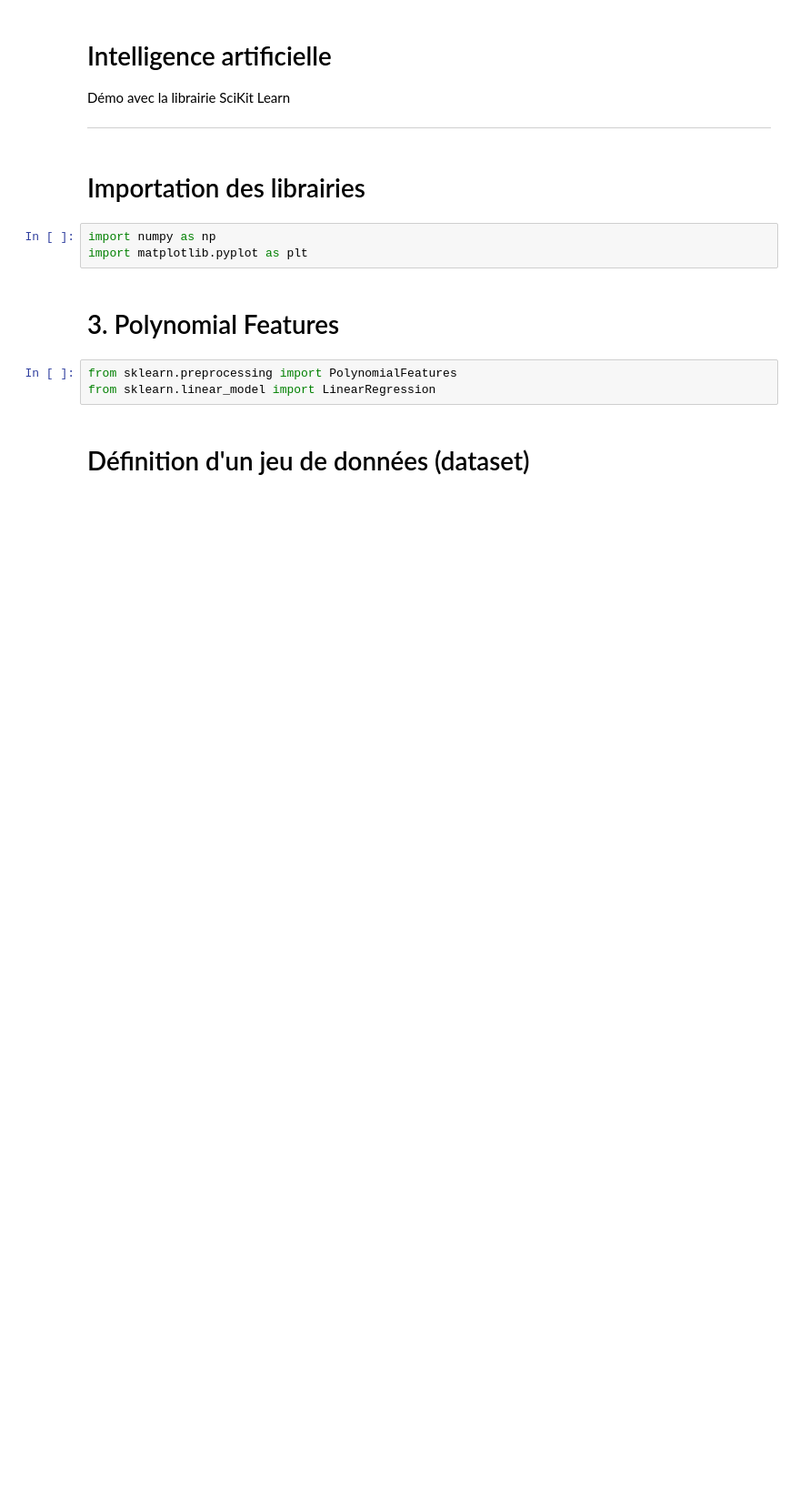
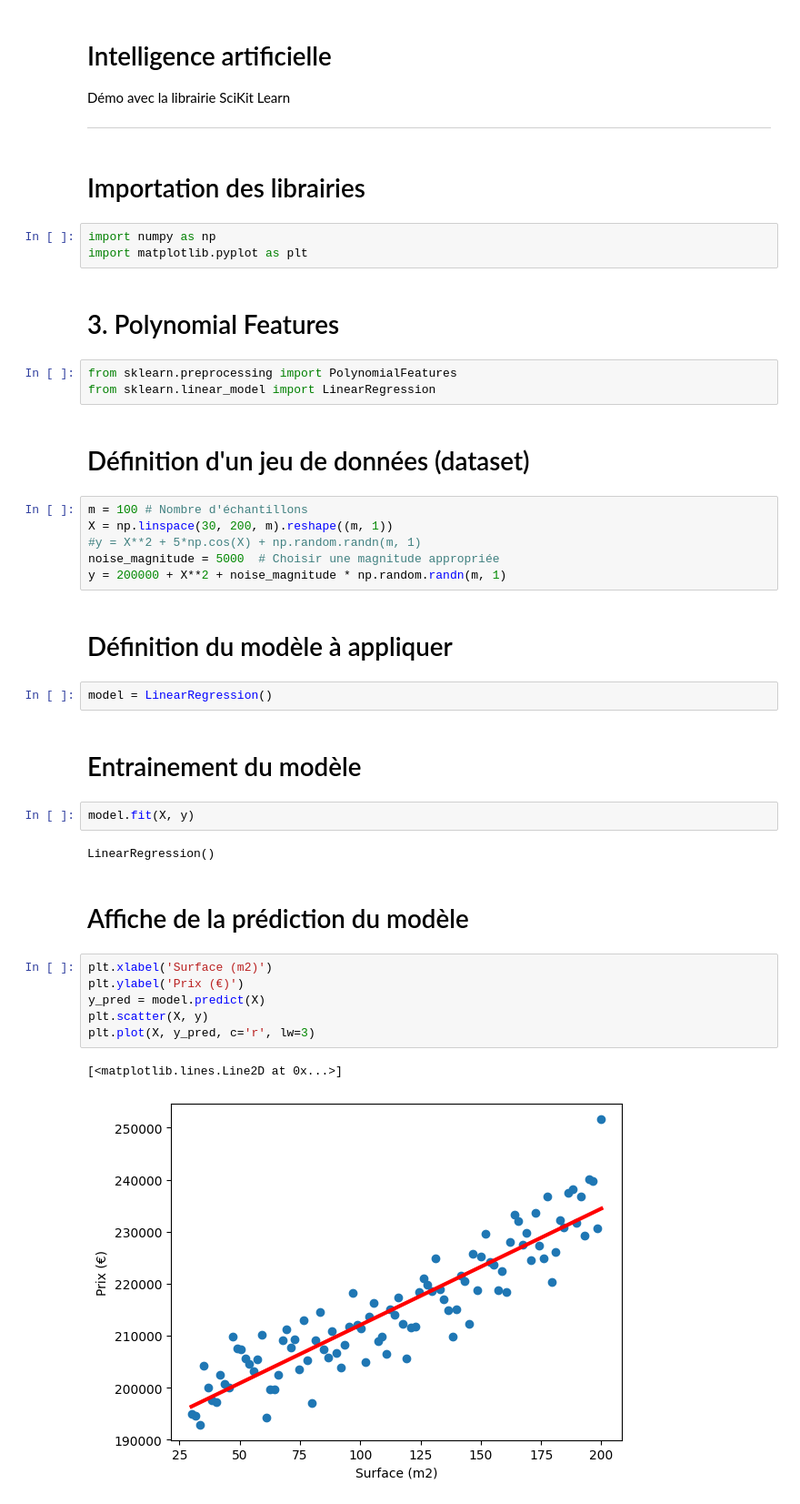
Before and after one commit to kal-u/ai, a Jupyter notebook: Sklearn demo.ipynb, the cells around one changed output. Shown: that part at 91% size. Saved outputs shown, nothing was run; the diff lists cells and outputs as text; blank space fills up the shorter version.

```diff
--- a/Sklearn demo.ipynb
+++ b/Sklearn demo.ipynb
@@ -18,3 +18,30 @@ from sklearn.preprocessing import PolynomialFeatures
 from sklearn.linear_model import LinearRegression
 # %% [markdown]
 # Définition d'un jeu de données (dataset)
+# %%
+m = 100 # Nombre d'échantillons
+X = np.linspace(30, 200, m).reshape((m, 1))
+#y = X**2 + 5*np.cos(X) + np.random.randn(m, 1)
+noise_magnitude = 5000  # Choisir une magnitude appropriée
+y = 200000 + X**2 + noise_magnitude * np.random.randn(m, 1)
+# %% [markdown]
+# Définition du modèle à appliquer
+# %%
+model = LinearRegression()
+# %% [markdown]
+# Entrainement du modèle
+# %%
+model.fit(X, y)
+# %% [output]
+LinearRegression()
+# %% [markdown]
+# Affiche de la prédiction du modèle
+# %%
+plt.xlabel('Surface (m2)')
+plt.ylabel('Prix (€)')
+y_pred = model.predict(X)
+plt.scatter(X, y)
+plt.plot(X, y_pred, c='r', lw=3)
+# %% [output]
+[<matplotlib.lines.Line2D at 0x...>]
+[figure, added]
```
Also changed, not shown: parts of 5 cells of this notebook.
